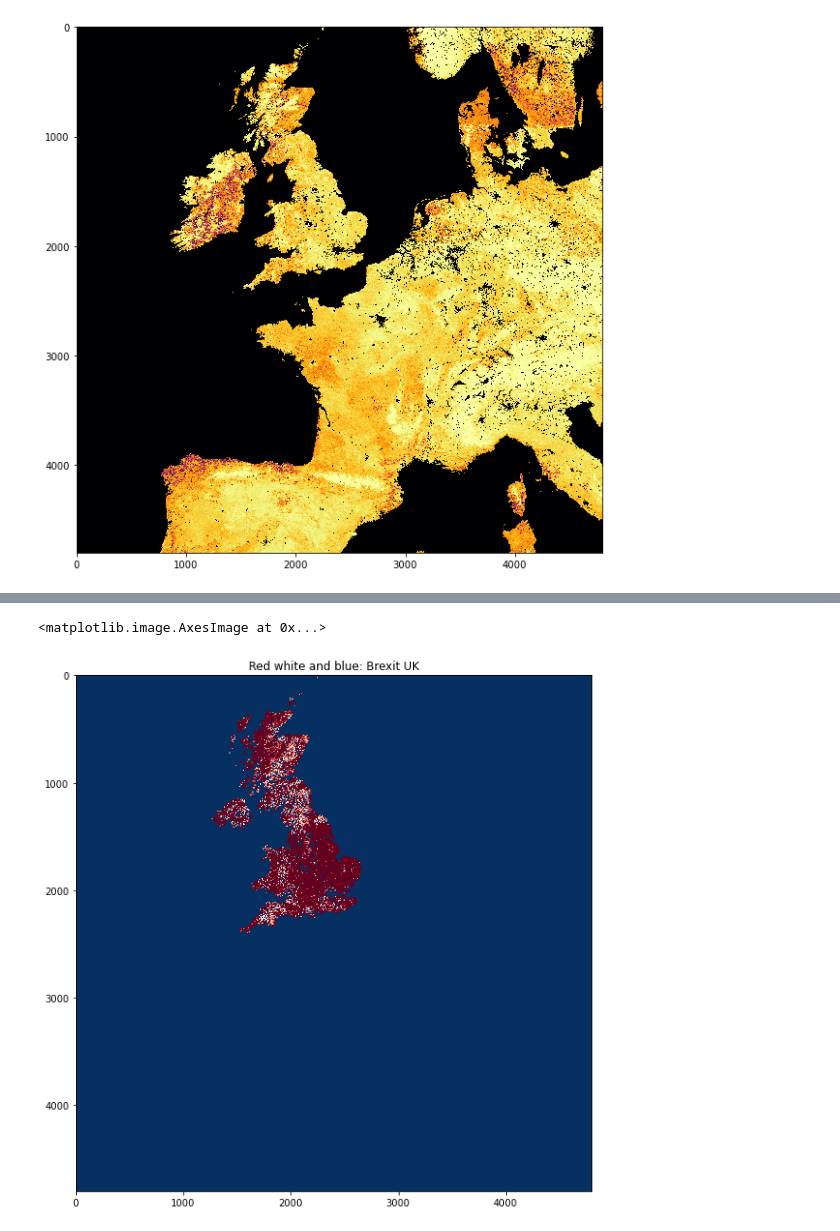
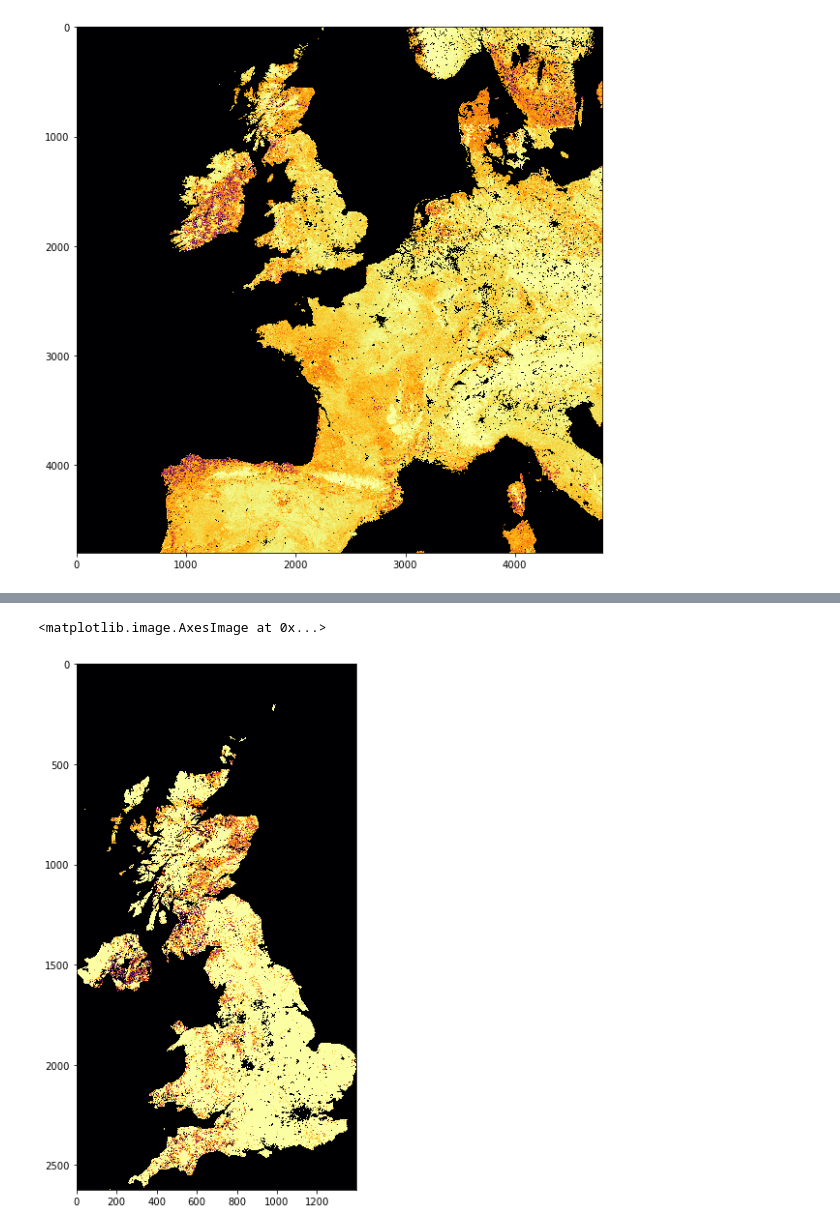
Before and after one commit to UCL-EO/geog0111, a Jupyter notebook: notebooks/033_GDAL_masking.ipynb, the cells around one changed output, grey strips where cells are left out. Cells and saved outputs as stored; diff of their text form; code cells hidden in the pictures.

```diff
--- a/notebooks/033_GDAL_masking.ipynb
+++ b/notebooks/033_GDAL_masking.ipynb
@@ -295,24 +261,31 @@ We can then just very quickly perform this and check...
 # %%
 import gdal
-import matplotlib.pylab as plt
-from pathlib import Path
+from geog0111.modis import Modis
 
-filenames = sorted([p.as_posix() for p in Path('data').glob('*2018*v0*.hdf')])
-datanames = [f'HDF4_EOS:EOS_GRID:"{str(filename)}":MOD_Grid_MCD15A3H:Lai_500m' \
-                for filename in filenames]
-stitch_vrt = gdal.BuildVRT("stitch_up.vrt", datanames)
+kwargs = {
+    'tile'      :    ['h17v03','h18v03','h17v04','h18v04'],
+    'product'   :    'MCD15A3H',
+    'sds'       :    'Lai_500m',
+}
+doy = 41
+year = 2019
 
+modis = Modis(**kwargs)
+files,sds = modis.stitch_date(year,doy,get_files=True)
 
-g = gdal.Warp("", "stitch_up.vrt",
-         format = 'MEM',dstNodata=200,
-          cutlineDSName = 'data/TM_WORLD_BORDERS-0.3.shp', cutlineWhere = "FIPS='UK'")
+# build a VRT
+stitch_vrt = gdal.BuildVRT("work/stitch_up.vrt", sds[0])
+
+g = gdal.Warp("", "work/stitch_up.vrt",
+        format = 'MEM',cropToCutline = True,
+        cutlineDSName = 'data/TM_WORLD_BORDERS-0.3.shp',
+        cutlineWhere = "FIPS='UK'")
 
 # read and plot data
 masked_lai = g.ReadAsArray()*0.1
 plt.figure(figsize=(10,10))
-plt.title('Red white and blue: Brexit UK')
 plt.imshow(masked_lai, interpolation="nearest", vmin=1, vmax=3,
-          cmap=plt.cm.RdBu)
+          cmap=plt.cm.inferno_r)
 # %% [output]
 <matplotlib.image.AxesImage at 0x...>
-[figure, old version]
+[figure, new version]
```
Also changed, not shown: parts of 16 cells of this notebook.
